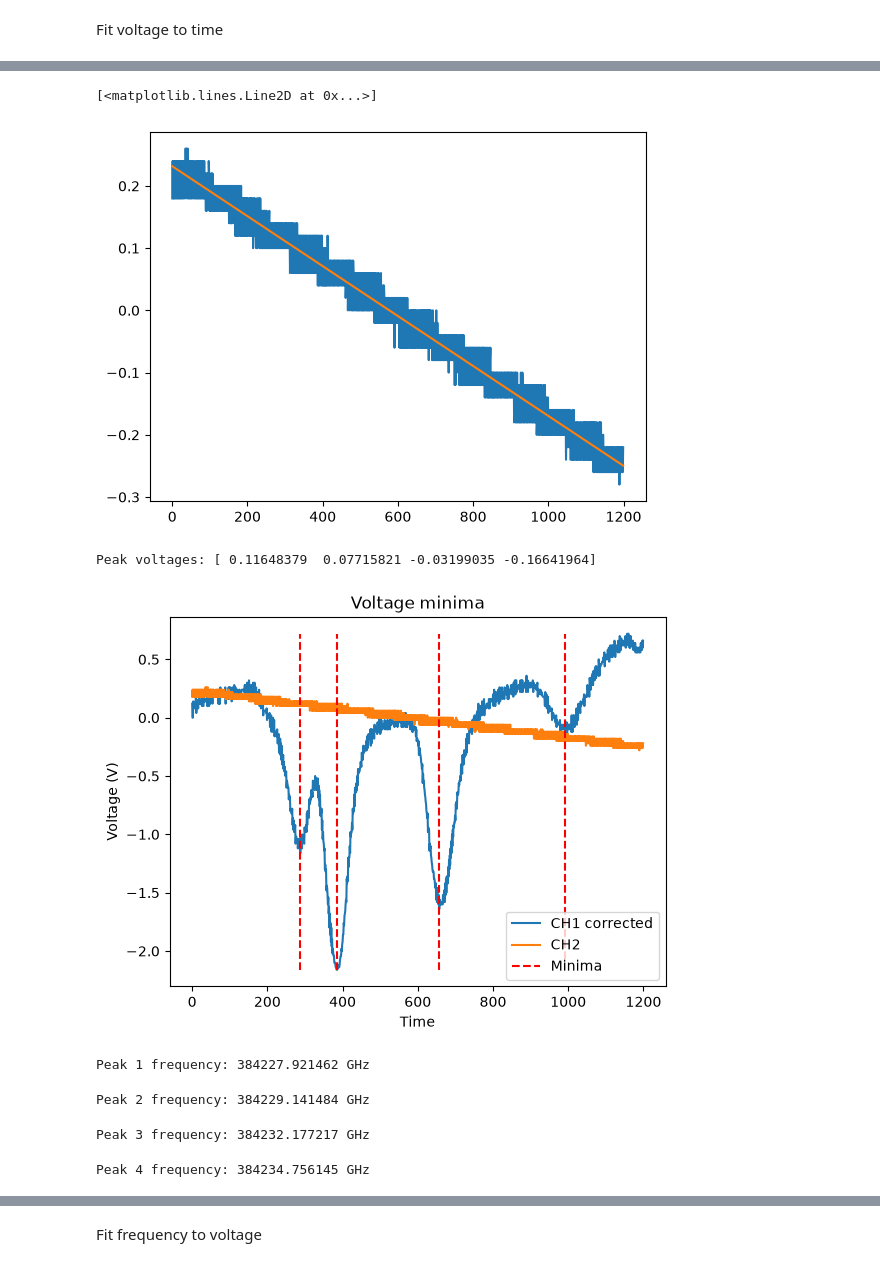
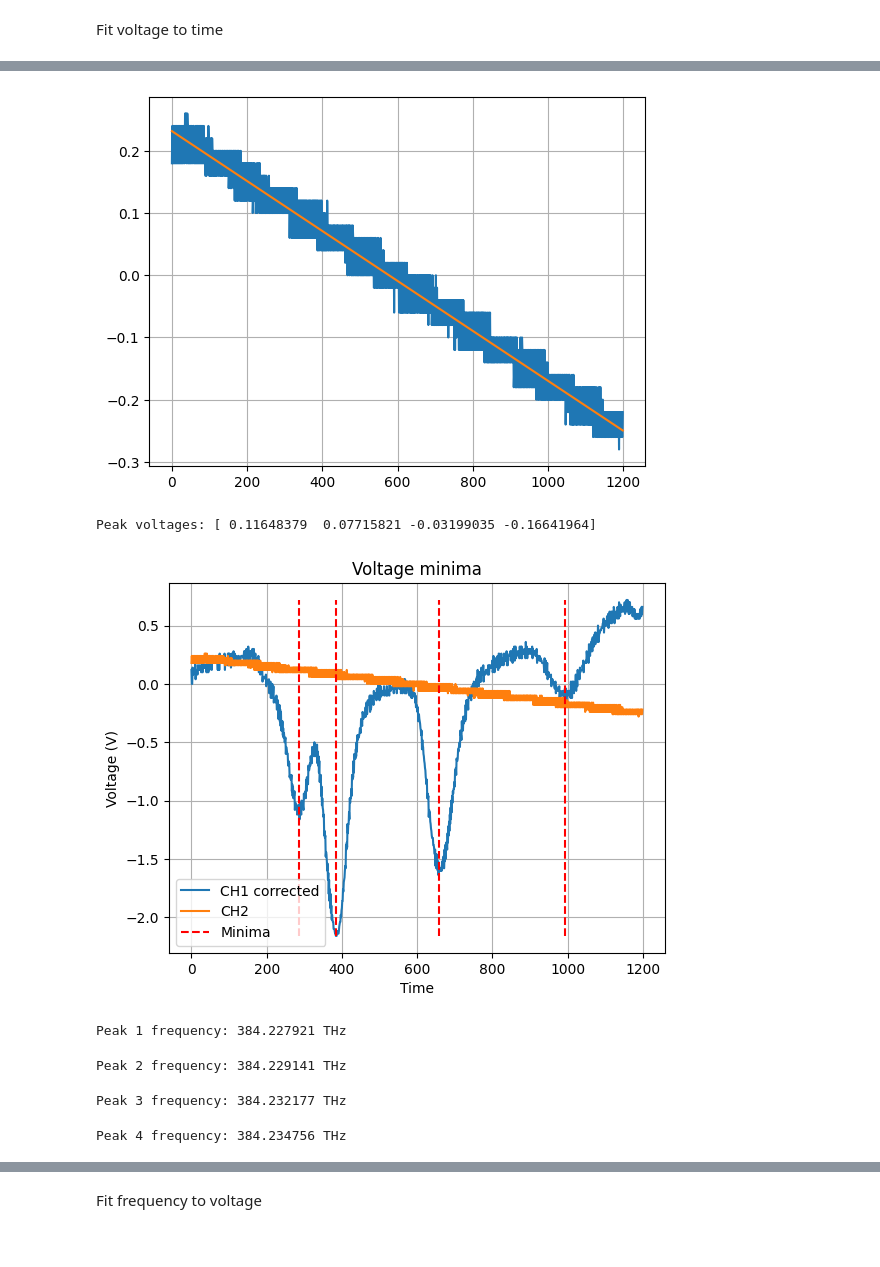
Before and after one commit to mandarhijn/Rb-spectroscopy, a Jupyter notebook: analysis.ipynb, the cells around one changed output, grey strips where cells are left out. Saved outputs shown, nothing was run; the diff lists cells and outputs as text; code cells hidden in the pictures.

```diff
--- a/analysis.ipynb
+++ b/analysis.ipynb
@@ -20,6 +20,7 @@ def plot_channel(x, ch1, ch2=None, label1='CH1', label2='CH2', title='Channel Pl
     if ch2 is not None:
         plt.plot(x, ch2, label=label2)
     plt.title(title)
+    plt.grid(True)
     plt.legend()
 # %% [markdown]
 Test plot
@@ -80,9 +84,9 @@ voltage = fit_voltage(x, ch2)
 
 plt.plot(x, ch2, label='CH2')
 plt.plot(x, voltage, label='CH2 linear fit')
+plt.grid(True)
 # %% [output]
-[<matplotlib.lines.Line2D at 0x...>]
-[figure, old version]
+[figure, new version]
 # %%
 from scipy.signal import find_peaks
 
@@ -107,43 +111,48 @@ Peak voltages: [ 0.11648379  0.07715821 -0.03199035 -0.16641964]
 # %%
 # plot
 plot_channel(x, ch1_corrected, ch2, label1='CH1 corrected', label2='CH2', title='Voltage minima')
 plt.vlines(x[minima_indices], ymin=np.min(ch1_corrected), ymax=np.max(ch1_corrected), color='r', linestyle='--', label='Minima')
 plt.xlabel('Time')
+plt.grid(True)
 plt.ylabel('Voltage (V)')
 plt.legend()
 plt.show()
 # %% [output]
-[figure, old version]
+[figure, new version]
 # %%
 f_peaks = []
 # %%
 # peak 1 freq value (source:https://steck.us/alkalidata/)
 peak1freq = 384230.484468 - 2.56300597908 #GHz
-f_peaks.append(peak1freq)
-print(f"Peak 1 frequency: {peak1freq:.6f} GHz")
+peak1freqTHz = peak1freq / 1e3
+f_peaks.append(peak1freqTHz)
+print(f"Peak 1 frequency: {peak1freqTHz:.6f} THz")
 # %% [output]
-Peak 1 frequency: 384227.921462 GHz
+Peak 1 frequency: 384.227921 THz
 # %%
 # peak 2 freq value (source:https://steck.us/alkalidata/)
 peak2freq = 384230.406373 - 1.2648885163 #GHz
-f_peaks.append(peak2freq)
-print(f"Peak 2 frequency: {peak2freq:.6f} GHz")
+peak2freqTHz = peak2freq / 1e3
+f_peaks.append(peak2freqTHz)
+print(f"Peak 2 frequency: {peak2freqTHz:.6f} THz")
 # %% [output]
-Peak 2 frequency: 384229.141484 GHz
+Peak 2 frequency: 384.229141 THz
 # %%
 # peak 3 freq value (source:https://steck.us/alkalidata/)
 peak3freq = 384230.406373 + 1.7708439228
-f_peaks.append(peak3freq)
-print(f"Peak 3 frequency: {peak3freq:.6f} GHz")
+peak3freqTHz = peak3freq / 1e3
+f_peaks.append(peak3freqTHz)
+print(f"Peak 3 frequency: {peak3freqTHz:.6f} THz")
 # %% [output]
-Peak 3 frequency: 384232.177217 GHz
+Peak 3 frequency: 384.232177 THz
 # %%
 # peak 4 freq value (source:https://steck.us/alkalidata/)
 peak4freq = 384230.4844685 + 4.27167663182
-f_peaks.append(peak4freq)
-print(f"Peak 4 frequency: {peak4freq:.6f} GHz")
+peak4freqTHz = peak4freq / 1e3
+f_peaks.append(peak4freqTHz)
+print(f"Peak 4 frequency: {peak4freqTHz:.6f} THz")
 # %% [output]
-Peak 4 frequency: 384234.756145 GHz
+Peak 4 frequency: 384.234756 THz
 # %%
 print(f_peaks)
 # %% [output]
```
Also changed, not shown: parts of 15 cells of this notebook.
